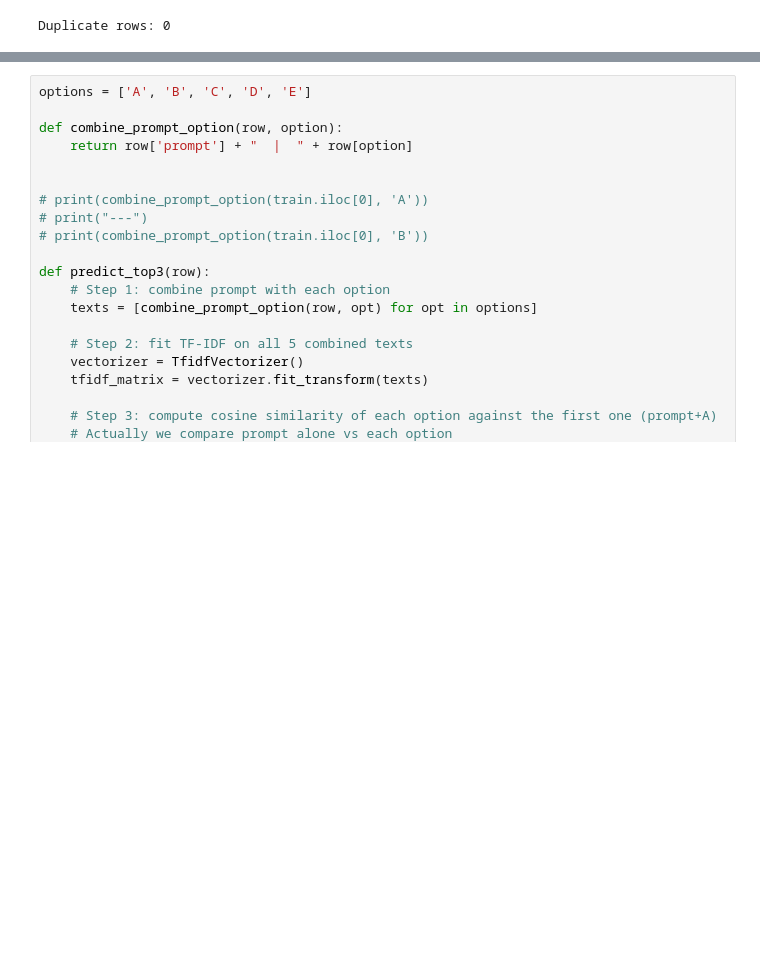
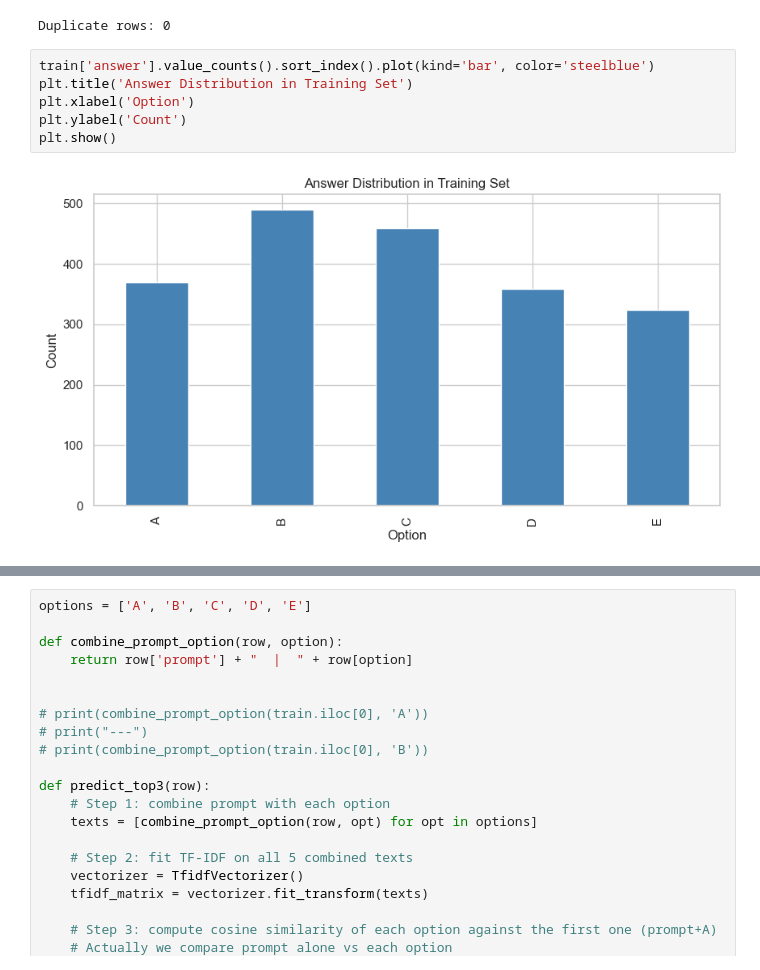
Before and after one commit to varnit27/dlgenai-t22026, a Jupyter notebook: DL-23f3000843-notebook-t22026.ipynb, the cells around one changed output, grey strips where cells are left out. Saved outputs shown, nothing was run; the diff lists cells and outputs as text; blank space fills up the shorter version.

```diff
--- a/DL-23f3000843-notebook-t22026.ipynb
+++ b/DL-23f3000843-notebook-t22026.ipynb
@@ -90,3 +90,11 @@ None
 print("Duplicate rows:", train.duplicated().sum())
 # %% [output]
 Duplicate rows: 0
+# %%
+train['answer'].value_counts().sort_index().plot(kind='bar', color='steelblue')
+plt.title('Answer Distribution in Training Set')
+plt.xlabel('Option')
+plt.ylabel('Count')
+plt.show()
+# %% [output]
+[figure, added]
```
Also changed, not shown: parts of 4 cells of this notebook.
